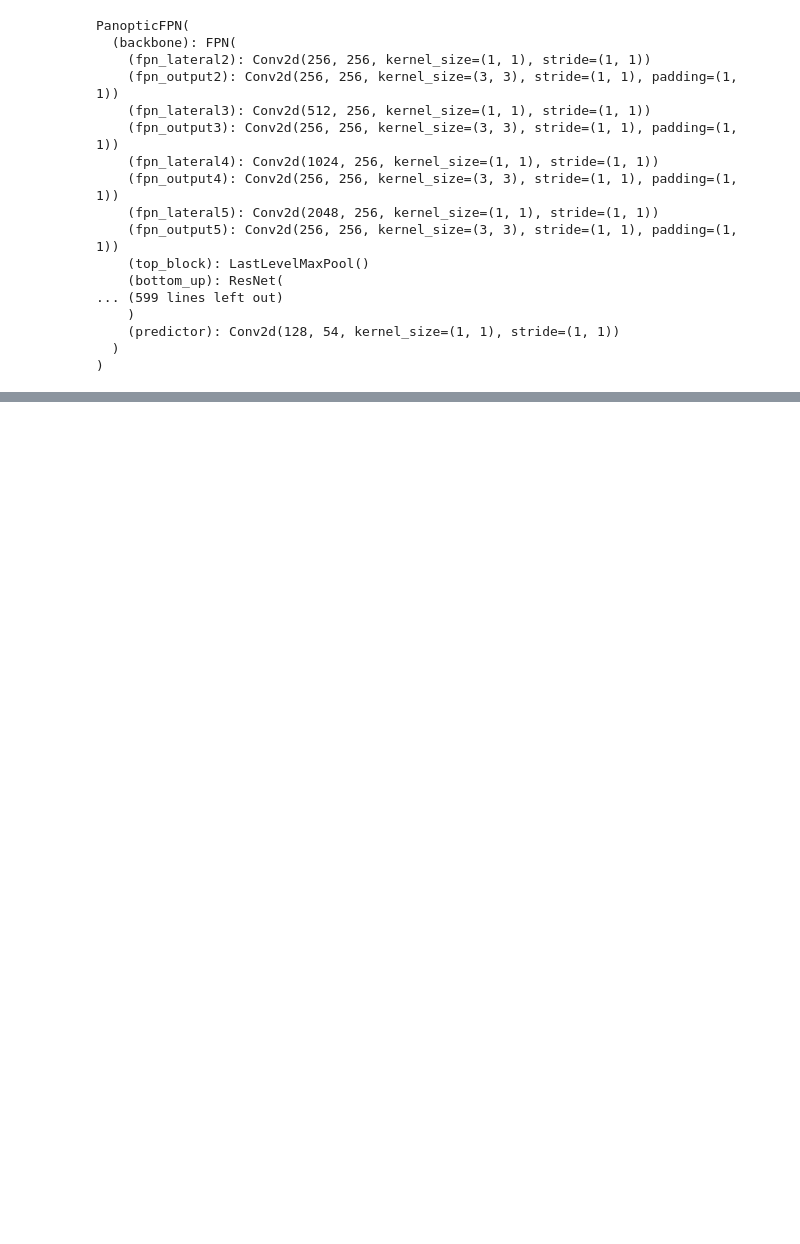
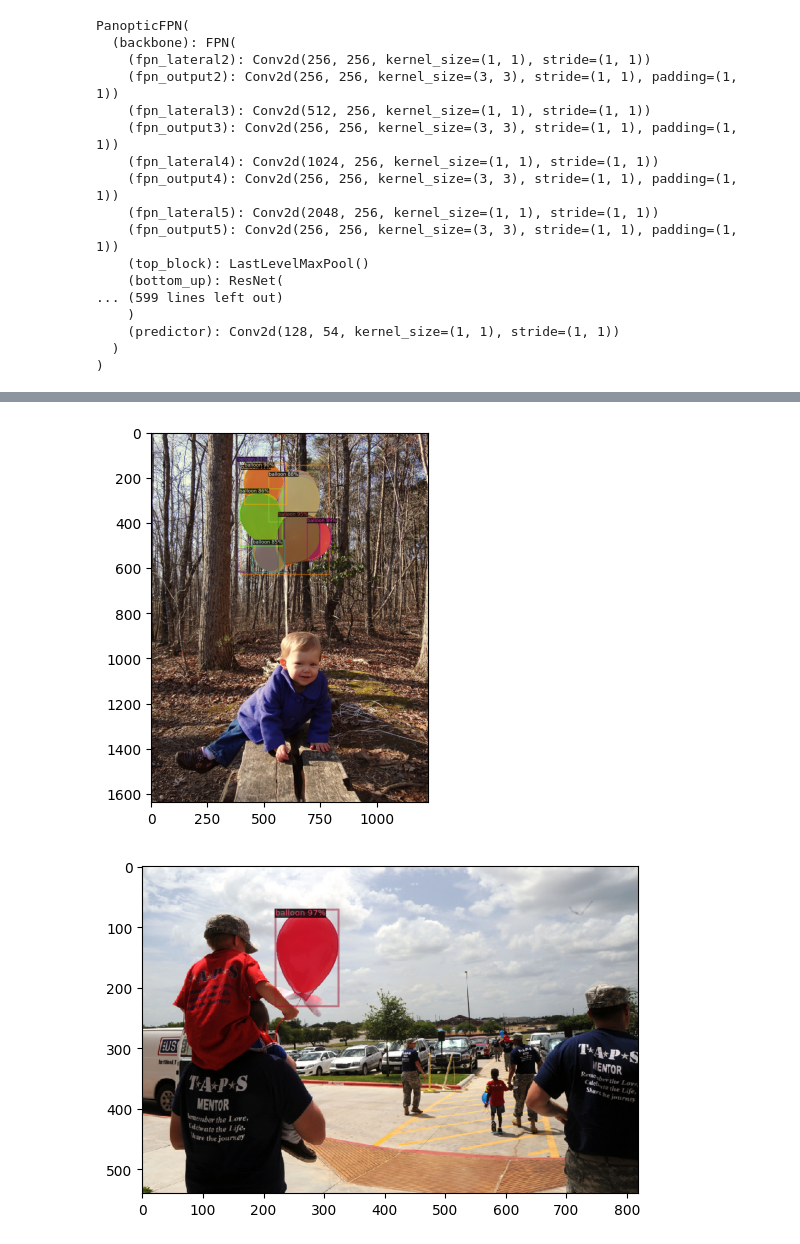
Before and after one commit to sebioes/pilotview_segmentation, a Jupyter notebook: panoptic_finetune_example.ipynb, the cells around one changed output, grey strips where cells are left out. Drawn from its saved outputs; the diff is of its cells as text; code cells hidden in the pictures; blank space fills up the shorter version.

```diff
--- a/panoptic_finetune_example.ipynb
+++ b/panoptic_finetune_example.ipynb
@@ -157,6 +178,13 @@ def init_cfg(config_file: str):
     cfg.MODEL.ROI_HEADS.NUM_CLASSES = 81  # number of classes
 
     return cfg
+# %%
+# Register custom dataset
+for d in ["train", "val"]:
+    DatasetCatalog.register("balloon_" + d, lambda d=d: get_balloon_dicts("balloon/" + d))
+    # For semantic / panoptic segmentation, add a stuff class.
+    MetadataCatalog.get("balloon_" + d).set(thing_classes=["balloon"], stuff_classes=[])
+balloon_metadata = MetadataCatalog.get("balloon_train")
 # %%
 # This cell shows how to retrieve the model
 from detectron2.engine.defaults import build_model
@@ -220,0 +286,27 @@ PanopticFPN(
+# %%
+def visualise_prediction(predictor, d: str = "val"):
+    dataset_dicts = get_balloon_dicts(os.path.join("balloon", d))
+    for d in random.sample(dataset_dicts, 3):
+        im = cv2.imread(d["file_name"])
+        im = cv2.cvtColor(im, cv2.COLOR_BGR2RGB)
+        outputs = predictor(im)
+        v = Visualizer(im,
+                       metadata=balloon_metadata,
+                       scale=0.8,
+                    #    instance_mode=ColorMode.IMAGE_BW   # remove the colors of unsegmented pixels
+        )
+        v = v.draw_instance_predictions(outputs["instances"].to("cpu"))
+        plt.imshow(v.get_image())
+        plt.show()
+
+def get_predictor(cfg, model_name: str):
+    cfg.MODEL.WEIGHTS = os.path.join(cfg.OUTPUT_DIR, model_name)
+    cfg.MODEL.ROI_HEADS.SCORE_THRESH_TEST = 0.7  # set the testing threshold for this model
+    cfg.DATASETS.TEST = ("balloon_val",)
+    predictor = DefaultPredictor(cfg)
+    return predictor
+# %%
+# Check result
+predictor = get_predictor(cfg, "model_final.pth")
+visualise_prediction(predictor, "val")
+# %% [output]
@@ -220,0 +314,2 @@ PanopticFPN(
+[figure, added]
+[figure, added]
```
Also changed, not shown: parts of 13 cells of this notebook.
